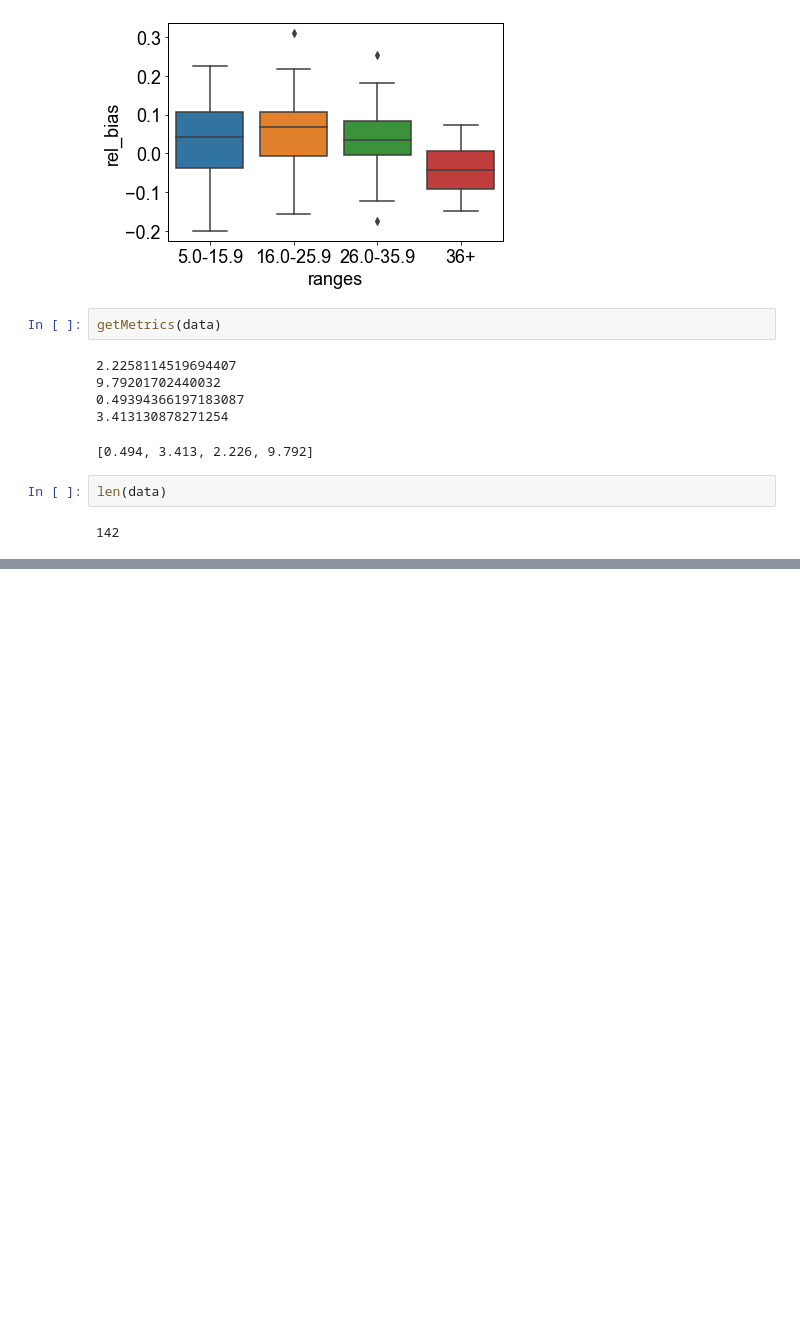
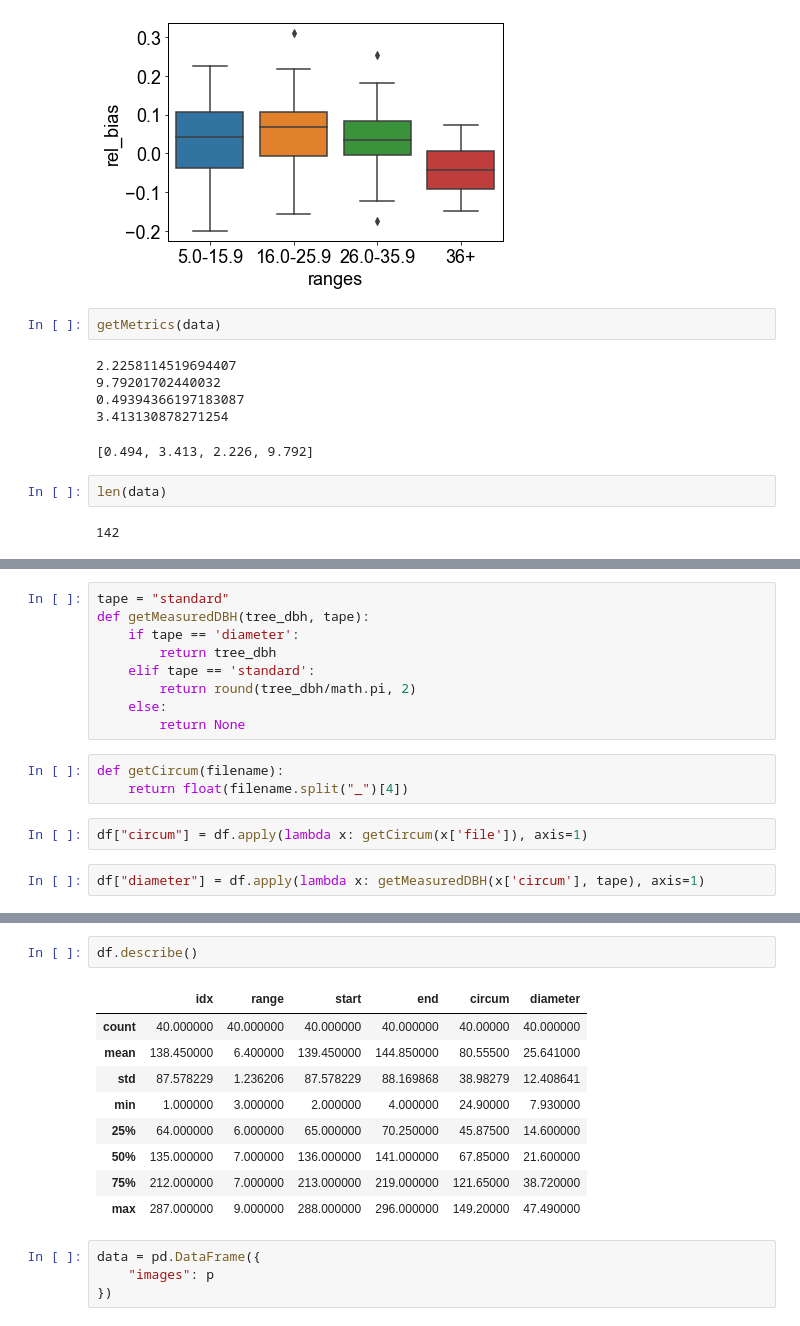
Before and after one commit to eai6/pv_mrv, a Jupyter notebook: statistical_analysis/tree_dbh_model_testing copy.ipynb, the cells around one changed output, grey strips where cells are left out. Drawn from its saved outputs; the diff is of its cells as text; blank space fills up the shorter version.

```diff
--- a/statistical_analysis/tree_dbh_model_testing copy.ipynb
+++ b/statistical_analysis/tree_dbh_model_testing copy.ipynb
@@ -594,0 +781,16 @@ len(data)
+# %%
+tape = "standard"
+def getMeasuredDBH(tree_dbh, tape):
+    if tape == 'diameter':
+        return tree_dbh
+    elif tape == 'standard':
+        return round(tree_dbh/math.pi, 2)
+    else:
+        return None
+# %%
+def getCircum(filename):
+    return float(filename.split("_")[4])
+# %%
+df["circum"] = df.apply(lambda x: getCircum(x['file']), axis=1)
+# %%
+df["diameter"] = df.apply(lambda x: getMeasuredDBH(x['circum'], tape), axis=1)
@@ -594,0 +806,16 @@ len(data)
+# %%
+df.describe()
+# %% [output]
+|  | idx | range | start | end | circum | diameter |
+| count | 40.000000 | 40.000000 | 40.000000 | 40.000000 | 40.00000 | 40.000000 |
+| mean | 138.450000 | 6.400000 | 139.450000 | 144.850000 | 80.55500 | 25.641000 |
+| std | 87.578229 | 1.236206 | 87.578229 | 88.169868 | 38.98279 | 12.408641 |
+| min | 1.000000 | 3.000000 | 2.000000 | 4.000000 | 24.90000 | 7.930000 |
+| 25% | 64.000000 | 6.000000 | 65.000000 | 70.250000 | 45.87500 | 14.600000 |
+| 50% | 135.000000 | 7.000000 | 136.000000 | 141.000000 | 67.85000 | 21.600000 |
+| 75% | 212.000000 | 7.000000 | 213.000000 | 219.000000 | 121.65000 | 38.720000 |
+| max | 287.000000 | 9.000000 | 288.000000 | 296.000000 | 149.20000 | 47.490000 |
+# %%
+data = pd.DataFrame({
+    "images": p
+})
```
Also changed, not shown: parts of 44 cells of this notebook, 9 other files.
